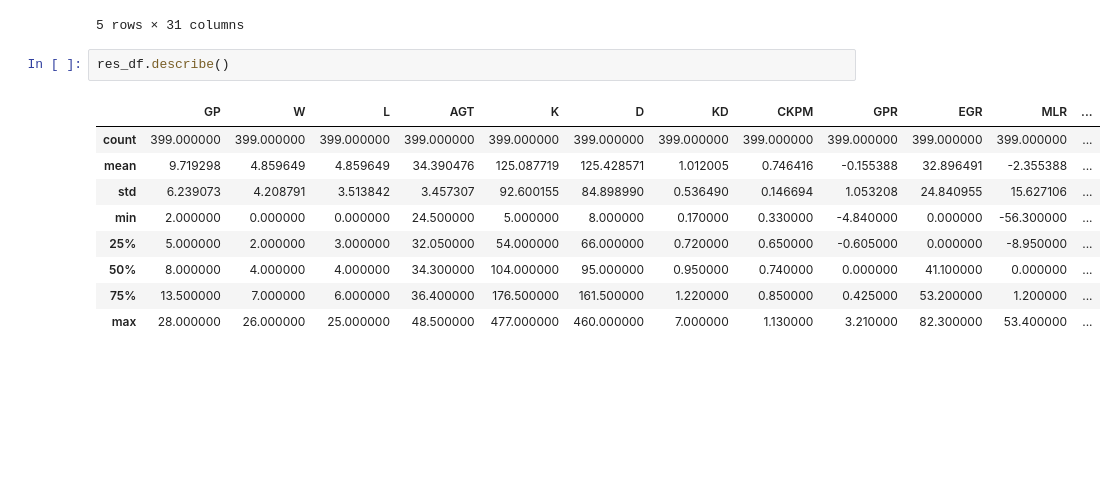
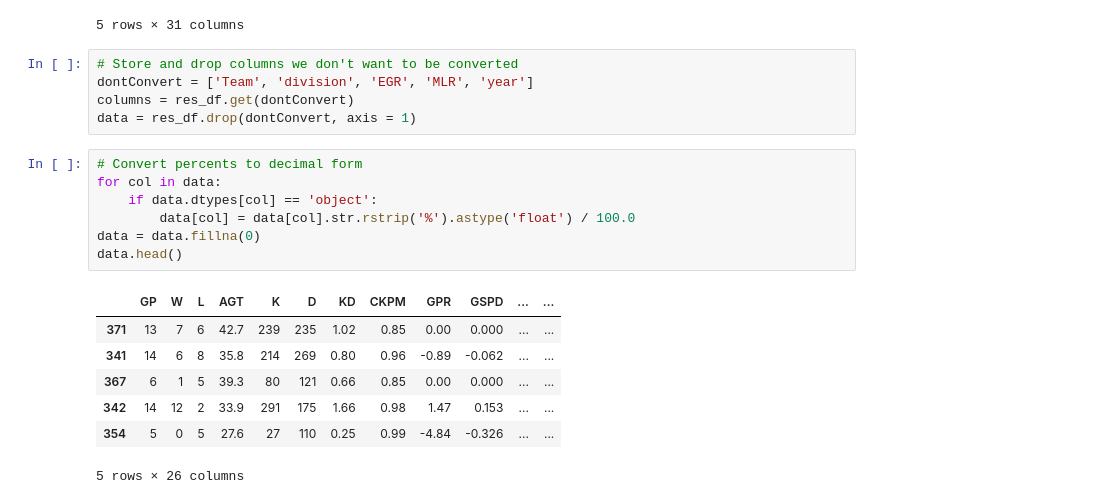
Before and after one commit to logperks/lol-msi-prediction-2022, a Jupyter notebook: data-analysis.ipynb, the cells around one changed output. Cells and saved outputs as stored; diff of their text form; blank space fills up the shorter version.

```diff
--- a/data-analysis.ipynb
+++ b/data-analysis.ipynb
@@ -62,15 +63,23 @@ res_df.head()
 | 342 | Beşiktaş Esports | 14 | 12 | 2 | 33.9 | 291 | 175 | 1.66 | 0.98 | 1.47 | ... | ... |
 | 354 | Beşiktaş Esports | 5 | 0 | 5 | 27.6 | 27 | 110 | 0.25 | 0.99 | -4.84 | ... | ... |
 5 rows × 31 columns
+# %%
+# Store and drop columns we don't want to be converted
+dontConvert = ['Team', 'division', 'EGR', 'MLR', 'year']
+columns = res_df.get(dontConvert)
+data = res_df.drop(dontConvert, axis = 1)
 # %%
-res_df.describe()
+# Convert percents to decimal form
+for col in data:
+    if data.dtypes[col] == 'object':
+        data[col] = data[col].str.rstrip('%').astype('float') / 100.0
+data = data.fillna(0)
+data.head()
 # %% [output]
-|  | GP | W | L | AGT | K | D | KD | CKPM | GPR | EGR | MLR | ... |
-| count | 399.000000 | 399.000000 | 399.000000 | 399.000000 | 399.000000 | 399.000000 | 399.000000 | 399.000000 | 399.000000 | 399.000000 | 399.000000 | ... |
-| mean | 9.719298 | 4.859649 | 4.859649 | 34.390476 | 125.087719 | 125.428571 | 1.012005 | 0.746416 | -0.155388 | 32.896491 | -2.355388 | ... |
-| std | 6.239073 | 4.208791 | 3.513842 | 3.457307 | 92.600155 | 84.898990 | 0.536490 | 0.146694 | 1.053208 | 24.840955 | 15.627106 | ... |
-| min | 2.000000 | 0.000000 | 0.000000 | 24.500000 | 5.000000 | 8.000000 | 0.170000 | 0.330000 | -4.840000 | 0.000000 | -56.300000 | ... |
-| 25% | 5.000000 | 2.000000 | 3.000000 | 32.050000 | 54.000000 | 66.000000 | 0.720000 | 0.650000 | -0.605000 | 0.000000 | -8.950000 | ... |
-| 50% | 8.000000 | 4.000000 | 4.000000 | 34.300000 | 104.000000 | 95.000000 | 0.950000 | 0.740000 | 0.000000 | 41.100000 | 0.000000 | ... |
-| 75% | 13.500000 | 7.000000 | 6.000000 | 36.400000 | 176.500000 | 161.500000 | 1.220000 | 0.850000 | 0.425000 | 53.200000 | 1.200000 | ... |
-| max | 28.000000 | 26.000000 | 25.000000 | 48.500000 | 477.000000 | 460.000000 | 7.000000 | 1.130000 | 3.210000 | 82.300000 | 53.400000 | ... |
+|  | GP | W | L | AGT | K | D | KD | CKPM | GPR | GSPD | ... | ... |
+| 371 | 13 | 7 | 6 | 42.7 | 239 | 235 | 1.02 | 0.85 | 0.00 | 0.000 | ... | ... |
+| 341 | 14 | 6 | 8 | 35.8 | 214 | 269 | 0.80 | 0.96 | -0.89 | -0.062 | ... | ... |
+| 367 | 6 | 1 | 5 | 39.3 | 80 | 121 | 0.66 | 0.85 | 0.00 | 0.000 | ... | ... |
+| 342 | 14 | 12 | 2 | 33.9 | 291 | 175 | 1.66 | 0.98 | 1.47 | 0.153 | ... | ... |
+| 354 | 5 | 0 | 5 | 27.6 | 27 | 110 | 0.25 | 0.99 | -4.84 | -0.326 | ... | ... |
+5 rows × 26 columns
```
Also changed, not shown: parts of 3 cells of this notebook, 2 other files.
